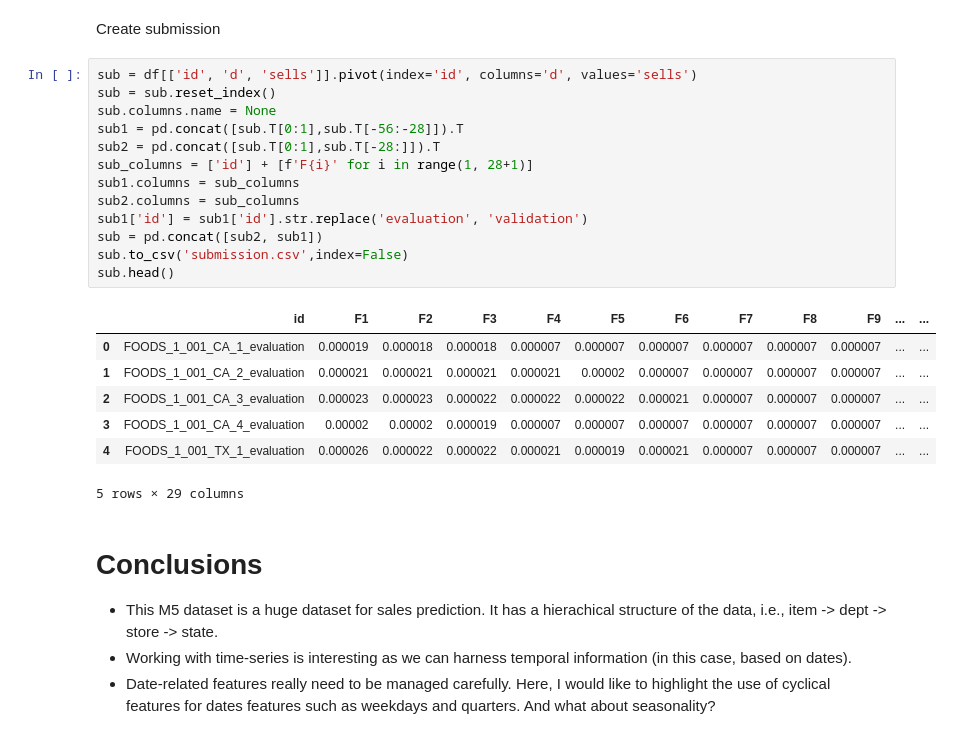
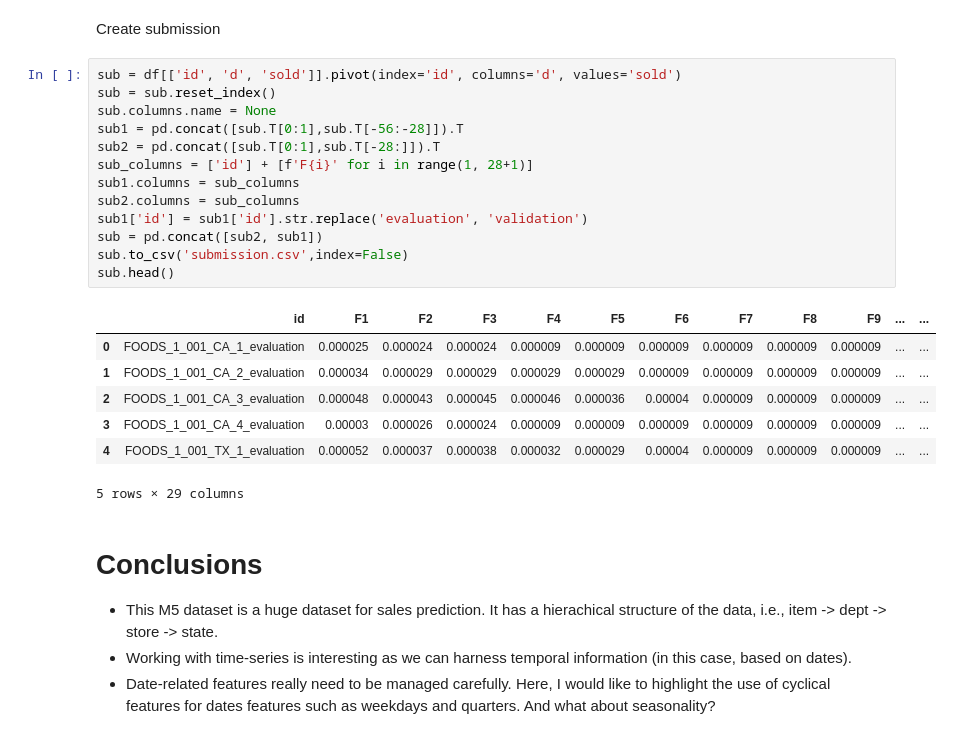
Before and after one commit to tmwatchanan/m5-forecasting, a Jupyter notebook: main.ipynb, the cells around one changed output. Cells and saved outputs as stored; diff of their text form.

```diff
--- a/main.ipynb
+++ b/main.ipynb
@@ -437,25 +439,25 @@ for day in tqdm(days):
 # %% [markdown]
 Create submission
 # %%
-sub = df[['id', 'd', 'sells']].pivot(index='id', columns='d', values='sells')
+sub = df[['id', 'd', 'sold']].pivot(index='id', columns='d', values='sold')
 sub = sub.reset_index()
 sub.columns.name = None
 sub1 = pd.concat([sub.T[0:1],sub.T[-56:-28]]).T
 sub2 = pd.concat([sub.T[0:1],sub.T[-28:]]).T
 sub_columns = ['id'] + [f'F{i}' for i in range(1, 28+1)]
 sub1.columns = sub_columns
 sub2.columns = sub_columns
 sub1['id'] = sub1['id'].str.replace('evaluation', 'validation')
 sub = pd.concat([sub2, sub1])
 sub.to_csv('submission.csv',index=False)
 sub.head()
 # %% [output]
 |  | id | F1 | F2 | F3 | F4 | F5 | F6 | F7 | F8 | F9 | ... | ... |
-| 0 | FOODS_1_001_CA_1_evaluation | 0.000019 | 0.000018 | 0.000018 | 0.000007 | 0.000007 | 0.000007 | 0.000007 | 0.000007 | 0.000007 | ... | ... |
-| 1 | FOODS_1_001_CA_2_evaluation | 0.000021 | 0.000021 | 0.000021 | 0.000021 | 0.00002 | 0.000007 | 0.000007 | 0.000007 | 0.000007 | ... | ... |
-| 2 | FOODS_1_001_CA_3_evaluation | 0.000023 | 0.000023 | 0.000022 | 0.000022 | 0.000022 | 0.000021 | 0.000007 | 0.000007 | 0.000007 | ... | ... |
-| 3 | FOODS_1_001_CA_4_evaluation | 0.00002 | 0.00002 | 0.000019 | 0.000007 | 0.000007 | 0.000007 | 0.000007 | 0.000007 | 0.000007 | ... | ... |
-| 4 | FOODS_1_001_TX_1_evaluation | 0.000026 | 0.000022 | 0.000022 | 0.000021 | 0.000019 | 0.000021 | 0.000007 | 0.000007 | 0.000007 | ... | ... |
+| 0 | FOODS_1_001_CA_1_evaluation | 0.000025 | 0.000024 | 0.000024 | 0.000009 | 0.000009 | 0.000009 | 0.000009 | 0.000009 | 0.000009 | ... | ... |
+| 1 | FOODS_1_001_CA_2_evaluation | 0.000034 | 0.000029 | 0.000029 | 0.000029 | 0.000029 | 0.000009 | 0.000009 | 0.000009 | 0.000009 | ... | ... |
+| 2 | FOODS_1_001_CA_3_evaluation | 0.000048 | 0.000043 | 0.000045 | 0.000046 | 0.000036 | 0.00004 | 0.000009 | 0.000009 | 0.000009 | ... | ... |
+| 3 | FOODS_1_001_CA_4_evaluation | 0.00003 | 0.000026 | 0.000024 | 0.000009 | 0.000009 | 0.000009 | 0.000009 | 0.000009 | 0.000009 | ... | ... |
+| 4 | FOODS_1_001_TX_1_evaluation | 0.000052 | 0.000037 | 0.000038 | 0.000032 | 0.000029 | 0.00004 | 0.000009 | 0.000009 | 0.000009 | ... | ... |
 5 rows × 29 columns
 # %% [markdown]
 # Conclusions
```
Also changed, not shown: parts of 1 cell of this notebook.
